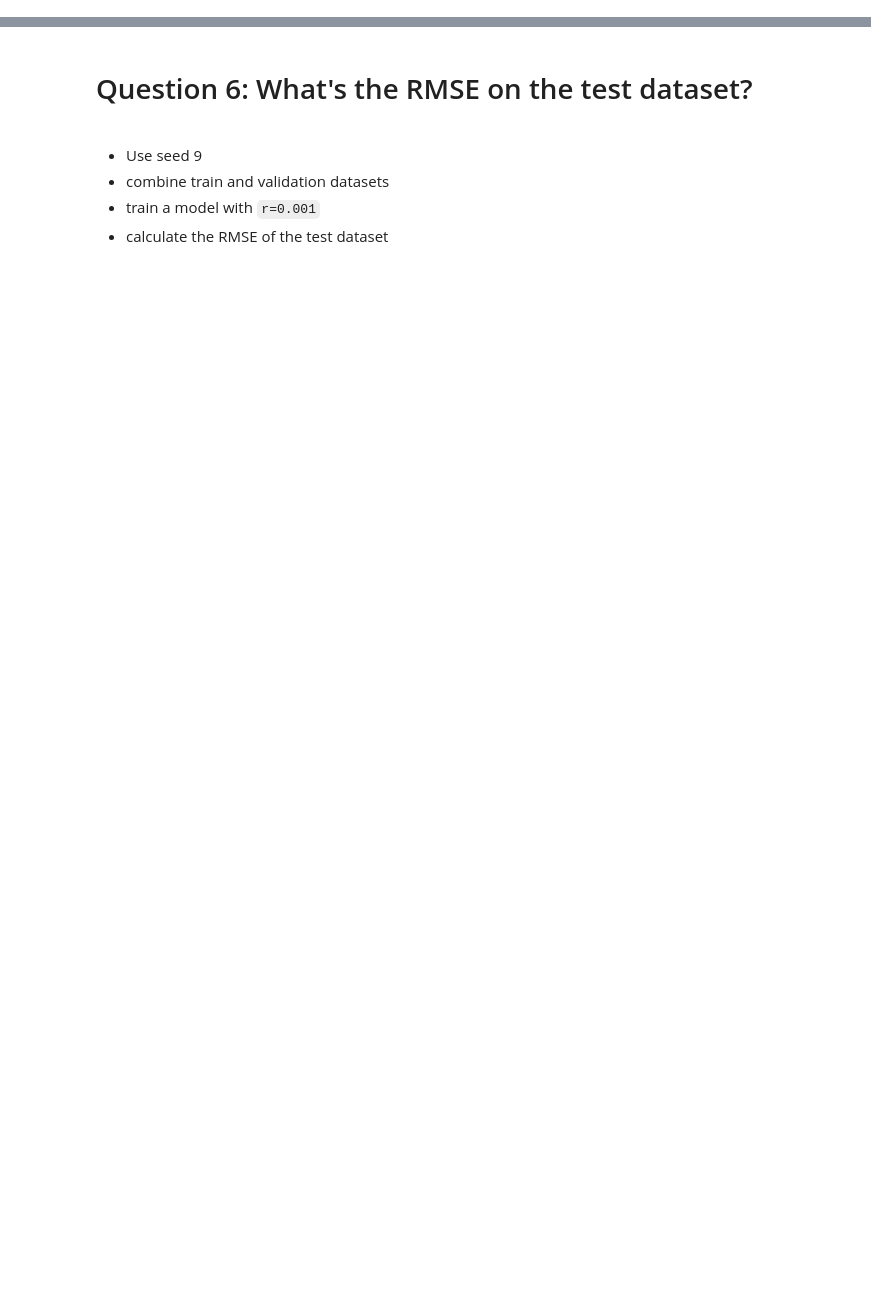
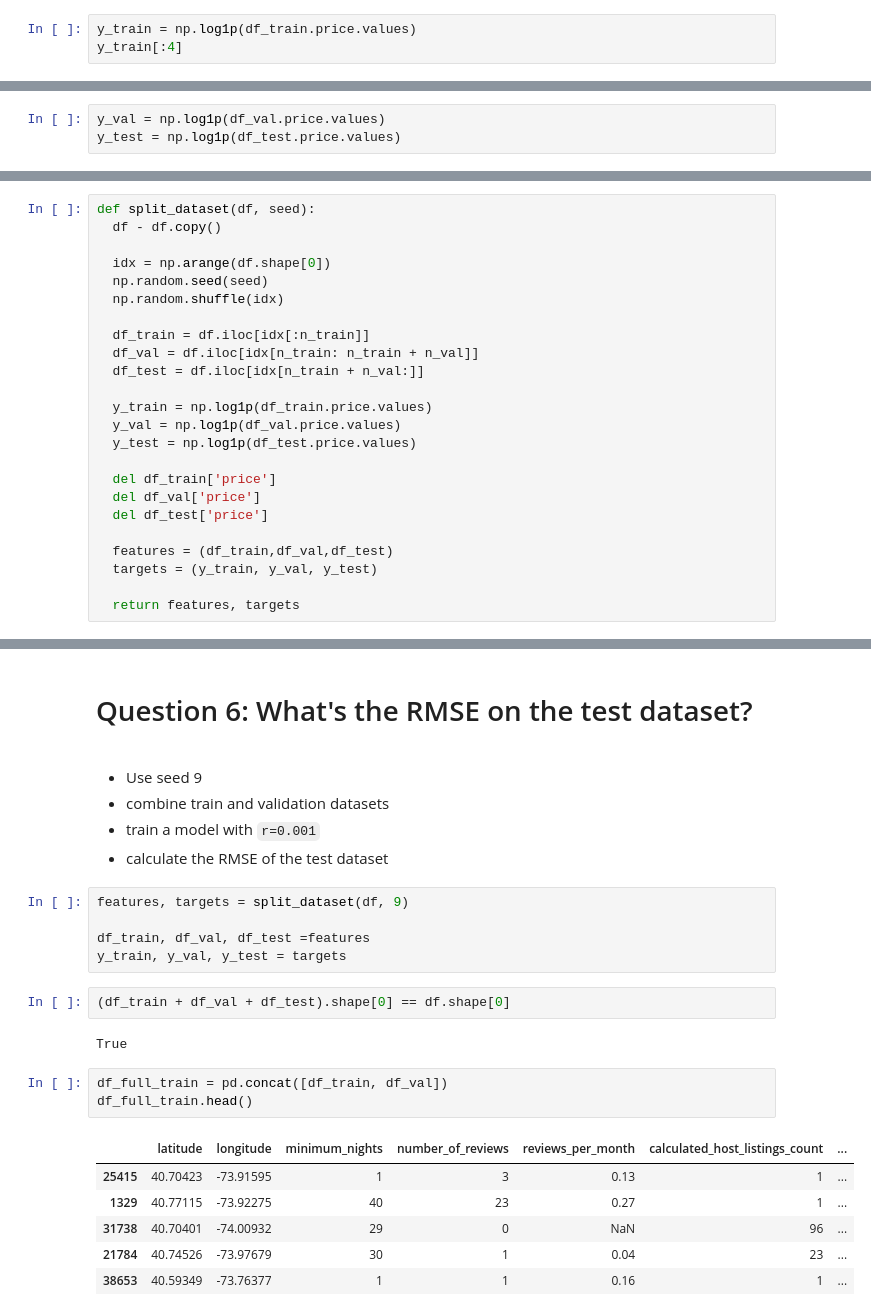
Before and after one commit to BountyHunter1999/Machine-Learning-Zoom-Camp, a Jupyter notebook: Homeworks/Homework #2.ipynb, the cells around one changed output, grey strips where cells are left out. Saved outputs shown, nothing was run; the diff lists cells and outputs as text; blank space fills up the shorter version.

```diff
--- a/Homeworks/Homework #2.ipynb
+++ b/Homeworks/Homework #2.ipynb
@@ -229,0 +214,3 @@ df_test = df_test.reset_index(drop=True)
+# %%
+y_train = np.log1p(df_train.price.values)
+y_train[:4]
@@ -229,0 +219,3 @@ df_test = df_test.reset_index(drop=True)
+# %%
+y_val = np.log1p(df_val.price.values)
+y_test = np.log1p(df_test.price.values)
@@ -310,0 +424,24 @@ np.log(150), np.log1p(149), np.log(150) == np.log1p(149)
+# %%
+def split_dataset(df, seed):
+  df - df.copy()
+
+  idx = np.arange(df.shape[0])
+  np.random.seed(seed)
+  np.random.shuffle(idx)
+
+  df_train = df.iloc[idx[:n_train]]
+  df_val = df.iloc[idx[n_train: n_train + n_val]]
+  df_test = df.iloc[idx[n_train + n_val:]]
+
+  y_train = np.log1p(df_train.price.values)
+  y_val = np.log1p(df_val.price.values)
+  y_test = np.log1p(df_test.price.values)
+
+  del df_train['price']
+  del df_val['price']
+  del df_test['price']
+
+  features = (df_train,df_val,df_test)
+  targets = (y_train, y_val, y_test)
+
+  return features, targets
@@ -316,3 +480,22 @@ np.log(150), np.log1p(149), np.log(150) == np.log1p(149)
 - combine train and validation datasets
 - train a model with `r=0.001`
 - calculate the RMSE of the test dataset
+# %%
+features, targets = split_dataset(df, 9)
+
+df_train, df_val, df_test =features
+y_train, y_val, y_test = targets
+# %%
+(df_train + df_val + df_test).shape[0] == df.shape[0]
+# %% [output]
+True
+# %%
+df_full_train = pd.concat([df_train, df_val])
+df_full_train.head()
+# %% [output]
+|  | latitude | longitude | minimum_nights | number_of_reviews | reviews_per_month | calculated_host_listings_count | ... |
+| 25415 | 40.70423 | -73.91595 | 1 | 3 | 0.13 | 1 | ... |
+| 1329 | 40.77115 | -73.92275 | 40 | 23 | 0.27 | 1 | ... |
+| 31738 | 40.70401 | -74.00932 | 29 | 0 | NaN | 96 | ... |
+| 21784 | 40.74526 | -73.97679 | 30 | 1 | 0.04 | 23 | ... |
+| 38653 | 40.59349 | -73.76377 | 1 | 1 | 0.16 | 1 | ... |
```
Also changed, not shown: parts of 50 cells of this notebook.
